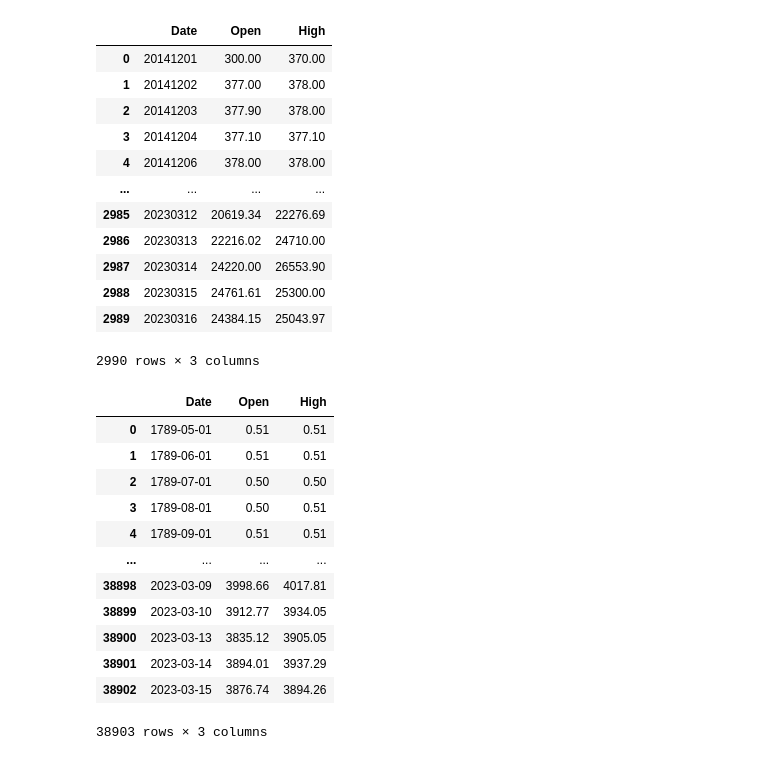
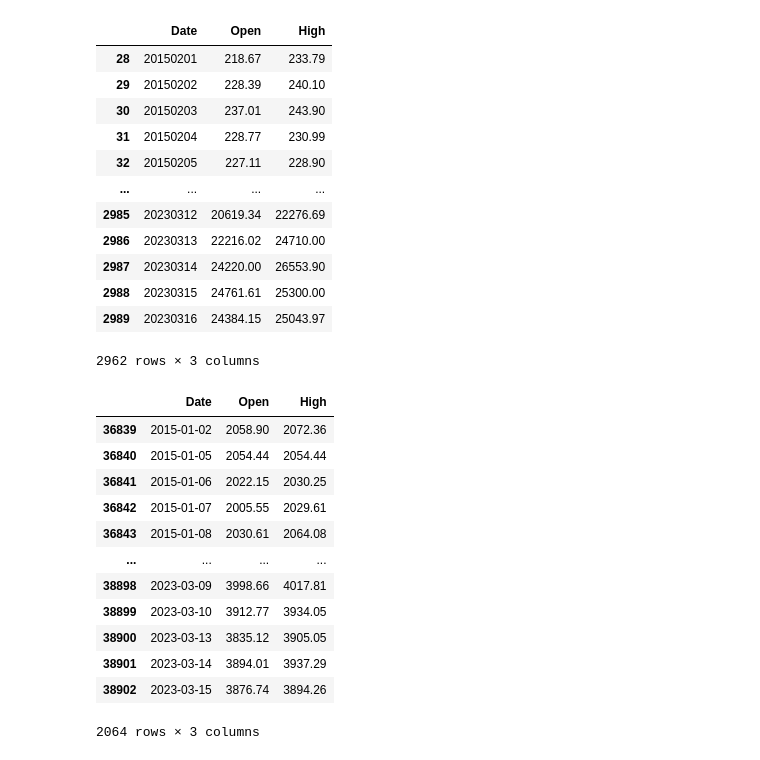
Before and after one commit to aintproud/analitic, a Jupyter notebook: 1.ipynb, the cells around one changed output. Cells and saved outputs as stored; diff of their text form; code cells hidden in the pictures.

```diff
--- a/1.ipynb
+++ b/1.ipynb
@@ -5,36 +5,37 @@ bitcoin = pd.read_excel('GDAX.BTC-USD_790301_230316.xlsx')
 smp500 = pd.read_csv('^spx_d (1).csv')
 # %%
 bitcoin = bitcoin.iloc[:,[2,4,5]]
+bitcoin.drop(range(28), inplace=True)
 bitcoin.columns = ['Date', 'Open', 'High']
 bitcoin
 # %% [output]
 |  | Date | Open | High |
-| 0 | 20141201 | 300.00 | 370.00 |
-| 1 | 20141202 | 377.00 | 378.00 |
-| 2 | 20141203 | 377.90 | 378.00 |
-| 3 | 20141204 | 377.10 | 377.10 |
-| 4 | 20141206 | 378.00 | 378.00 |
+| 28 | 20150201 | 218.67 | 233.79 |
+| 29 | 20150202 | 228.39 | 240.10 |
+| 30 | 20150203 | 237.01 | 243.90 |
+| 31 | 20150204 | 228.77 | 230.99 |
+| 32 | 20150205 | 227.11 | 228.90 |
 | ... | ... | ... | ... |
 | 2985 | 20230312 | 20619.34 | 22276.69 |
 | 2986 | 20230313 | 22216.02 | 24710.00 |
 | 2987 | 20230314 | 24220.00 | 26553.90 |
 | 2988 | 20230315 | 24761.61 | 25300.00 |
 | 2989 | 20230316 | 24384.15 | 25043.97 |
-2990 rows × 3 columns
+2962 rows × 3 columns
 # %%
 smp500 = smp500.iloc[:, [0,1,2]]
-smp500
+smp500.iloc[36839:38903]
 # %% [output]
 |  | Date | Open | High |
-| 0 | 1789-05-01 | 0.51 | 0.51 |
-| 1 | 1789-06-01 | 0.51 | 0.51 |
-| 2 | 1789-07-01 | 0.50 | 0.50 |
-| 3 | 1789-08-01 | 0.50 | 0.51 |
-| 4 | 1789-09-01 | 0.51 | 0.51 |
+| 36839 | 2015-01-02 | 2058.90 | 2072.36 |
+| 36840 | 2015-01-05 | 2054.44 | 2054.44 |
+| 36841 | 2015-01-06 | 2022.15 | 2030.25 |
+| 36842 | 2015-01-07 | 2005.55 | 2029.61 |
+| 36843 | 2015-01-08 | 2030.61 | 2064.08 |
 | ... | ... | ... | ... |
 | 38898 | 2023-03-09 | 3998.66 | 4017.81 |
 | 38899 | 2023-03-10 | 3912.77 | 3934.05 |
 | 38900 | 2023-03-13 | 3835.12 | 3905.05 |
 | 38901 | 2023-03-14 | 3894.01 | 3937.29 |
 | 38902 | 2023-03-15 | 3876.74 | 3894.26 |
-38903 rows × 3 columns
+2064 rows × 3 columns
```
Also changed, not shown: parts of 5 cells of this notebook.
